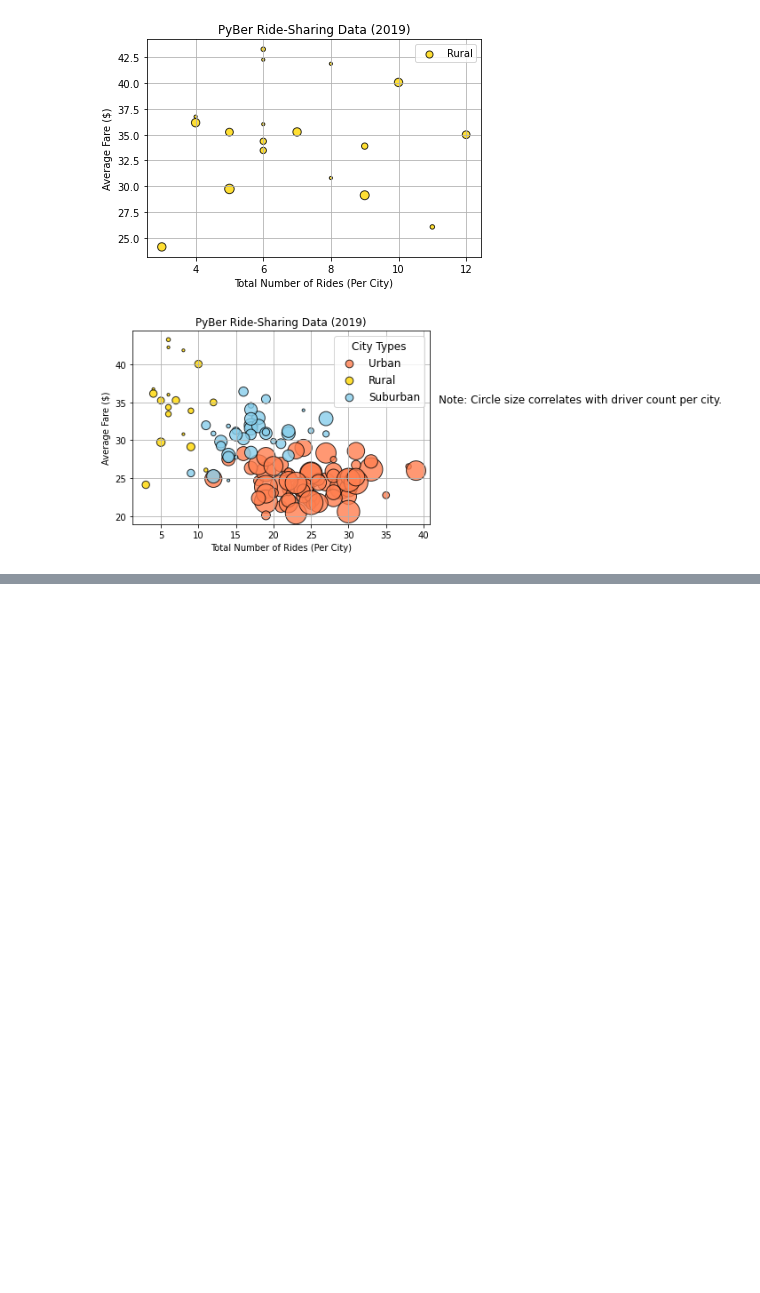
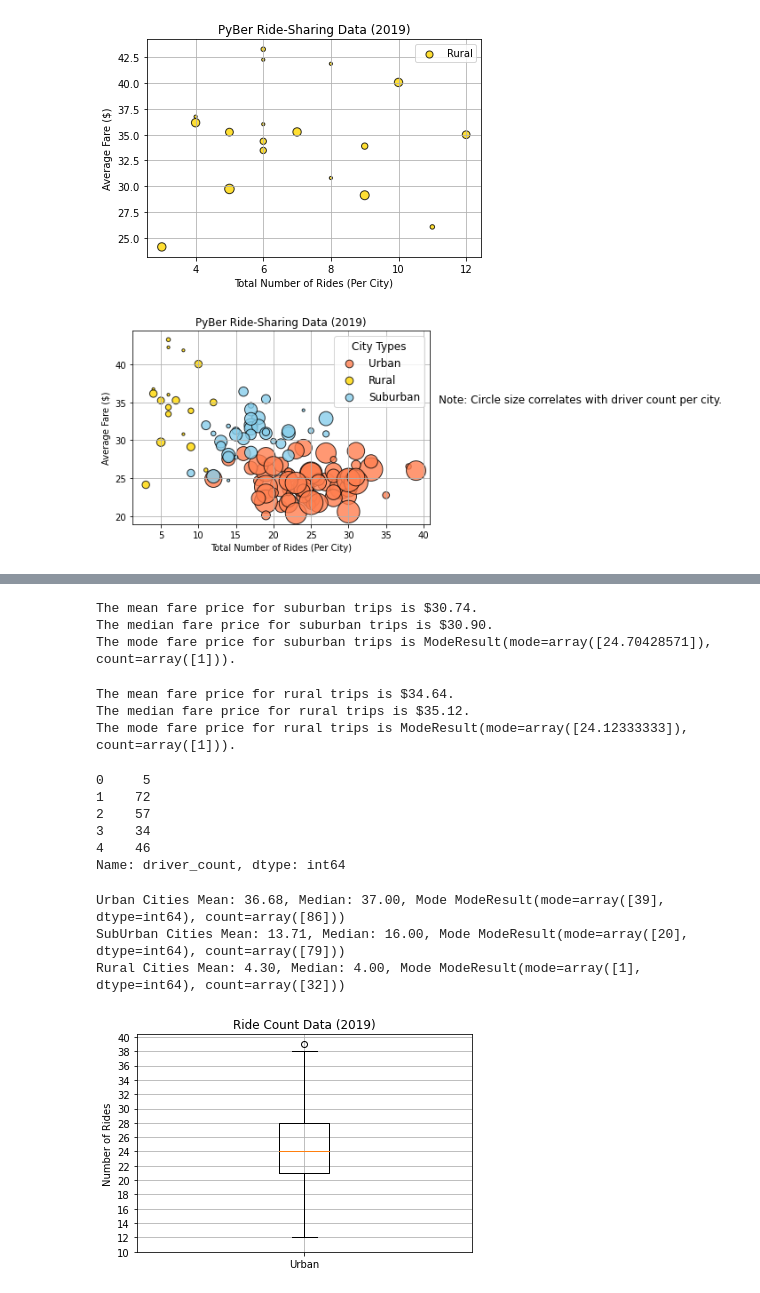
Before and after one commit to samiulsaqi/PyBer_Analysis, a Jupyter notebook: PyBer.ipynb, the cells around one changed output, grey strips where cells are left out. Cells and saved outputs as stored; diff of their text form; code cells hidden in the pictures; blank space fills up the shorter version.

Commit message:
updated with box & whisker plot

```diff
--- a/PyBer.ipynb
+++ b/PyBer.ipynb
@@ -237,0 +356,77 @@ plt.show()
+# %%
+# Calculate the measures of central tendency for the average fare for the suburban cities.
+mean_suburban_fares = np.mean(suburban_fare)
+print(f"The mean fare price for suburban trips is ${mean_suburban_fares:.2f}.")
+
+median_suburban_fares = np.median(suburban_fare)
+print(f"The median fare price for suburban trips is ${median_suburban_fares:.2f}.")
+
+mode_suburban_fares = sts.mode(suburban_fare)
+print(f"The mode fare price for suburban trips is {mode_suburban_fares}.")
+# %% [output]
+The mean fare price for suburban trips is $30.74.
+The median fare price for suburban trips is $30.90.
+The mode fare price for suburban trips is ModeResult(mode=array([24.70428571]), count=array([1])).
+# %%
+# Calculate the measures of central tendency for the average fare for the rural cities.
+mean_rural_fares = np.mean(rural_fare)
+print(f"The mean fare price for rural trips is ${mean_rural_fares:.2f}.")
+
+median_rural_fares = np.median(rural_fare)
+print(f"The median fare price for rural trips is ${median_rural_fares:.2f}.")
+
+mode_rural_fares = sts.mode(rural_fare)
+print(f"The mode fare price for rural trips is {mode_rural_fares}.")
+# %% [output]
+The mean fare price for rural trips is $34.64.
+The median fare price for rural trips is $35.12.
+The mode fare price for rural trips is ModeResult(mode=array([24.12333333]), count=array([1])).
+# %%
+# Get the driver count data from the urban cities.
+urban_drivers = urban_cities_df['driver_count']
+suburban_drivers = suburban_cities_df['driver_count']
+rural_drivers = rural_cities_df['driver_count']
+urban_drivers.head()
+# %% [output]
+0     5
+1    72
+2    57
+3    34
+4    46
+Name: driver_count, dtype: int64
+# %%
+#calculate summary statistics for all drivers for all cities
+mean_urban_driver = np.mean(urban_drivers)
+median_urban_driver = np.median(urban_drivers)
+mode_urban_driver = sts.mode(urban_drivers)
+
+print(f"Urban Cities Mean: {mean_urban_driver:.2f}, Median: {median_urban_driver:.2f}, Mode {mode_urban_driver}")
+
+mean_suburban_driver = np.mean(suburban_drivers)
+median_suburban_driver = np.median(suburban_drivers)
+mode_suburban_driver = sts.mode(suburban_drivers)
+
+print(f"SubUrban Cities Mean: {mean_suburban_driver:.2f}, Median: {median_suburban_driver:.2f}, Mode {mode_suburban_driver}")
+
+mean_rural_driver = np.mean(rural_drivers)
+median_rural_driver = np.median(rural_drivers)
+mode_rural_driver = sts.mode(rural_drivers)
+
+print(f"Rural Cities Mean: {mean_rural_driver:.2f}, Median: {median_rural_driver:.2f}, Mode {mode_rural_driver}")
+# %% [output]
+Urban Cities Mean: 36.68, Median: 37.00, Mode ModeResult(mode=array([39], dtype=int64), count=array([86]))
+SubUrban Cities Mean: 13.71, Median: 16.00, Mode ModeResult(mode=array([20], dtype=int64), count=array([79]))
+Rural Cities Mean: 4.30, Median: 4.00, Mode ModeResult(mode=array([1], dtype=int64), count=array([32]))
+# %%
+# Create a box-and-whisker plot for the urban cities ride count.
+x_labels = ["Urban"]
+fig, ax =plt.subplots()
+ax.boxplot(urban_ride_count, labels=x_labels)
+# Add the title, y-axis label and grid.
+ax.set_title("Ride Count Data (2019)")
+ax.set_ylabel("Number of Rides")
+ax.set_yticks(np.arange(10,41,step=2.0))
+ax.grid()
+plt.show()
+# %% [output]
+[figure, added]
```
Also changed, not shown: parts of 23 cells of this notebook, 4 other files.
